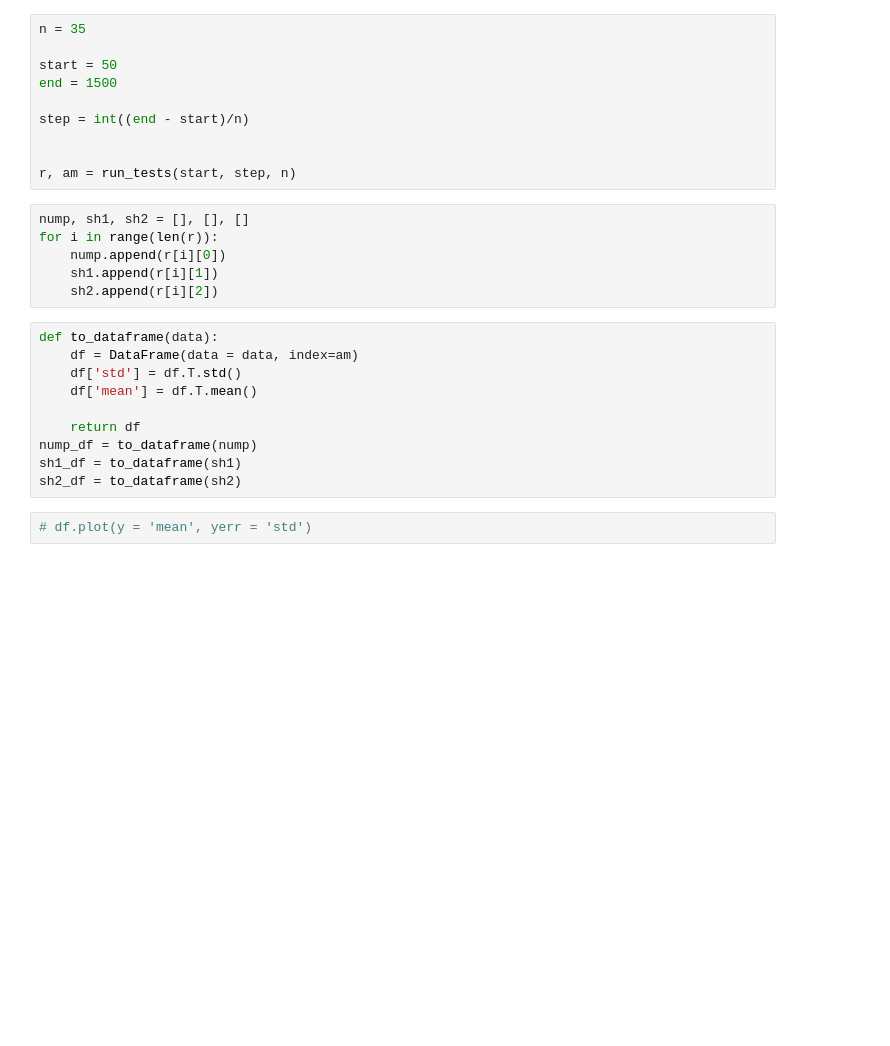
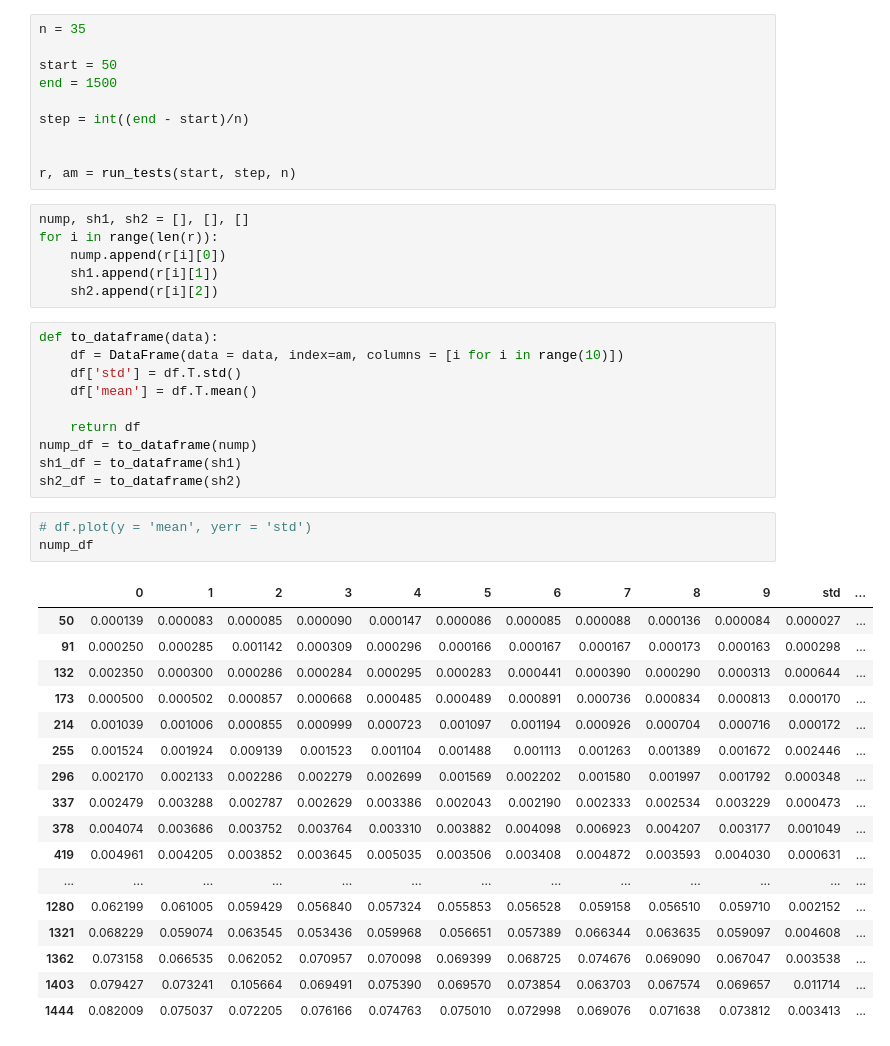
Before and after one commit to RysiekPrecikowski/MOwNiT, a Jupyter notebook: lab2.ipynb, the cells around one changed output. Drawn from its saved outputs; the diff is of its cells as text; blank space fills up the shorter version.

```diff
--- a/lab2.ipynb
+++ b/lab2.ipynb
@@ -84,7 +84,7 @@ for i in range(len(r)):
     sh2.append(r[i][2])
 # %%
 def to_dataframe(data):
-    df = DataFrame(data = data, index=am)
+    df = DataFrame(data = data, index=am, columns = [i for i in range(10)])
     df['std'] = df.T.std()
     df['mean'] = df.T.mean()
 
@@ -94,6 +94,25 @@ sh1_df = to_dataframe(sh1)
 sh2_df = to_dataframe(sh2)
 # %%
 # df.plot(y = 'mean', yerr = 'std')
+nump_df
+# %% [output]
+|  | 0 | 1 | 2 | 3 | 4 | 5 | 6 | 7 | 8 | 9 | std | ... |
+| 50 | 0.000139 | 0.000083 | 0.000085 | 0.000090 | 0.000147 | 0.000086 | 0.000085 | 0.000088 | 0.000136 | 0.000084 | 0.000027 | ... |
+| 91 | 0.000250 | 0.000285 | 0.001142 | 0.000309 | 0.000296 | 0.000166 | 0.000167 | 0.000167 | 0.000173 | 0.000163 | 0.000298 | ... |
+| 132 | 0.002350 | 0.000300 | 0.000286 | 0.000284 | 0.000295 | 0.000283 | 0.000441 | 0.000390 | 0.000290 | 0.000313 | 0.000644 | ... |
+| 173 | 0.000500 | 0.000502 | 0.000857 | 0.000668 | 0.000485 | 0.000489 | 0.000891 | 0.000736 | 0.000834 | 0.000813 | 0.000170 | ... |
+| 214 | 0.001039 | 0.001006 | 0.000855 | 0.000999 | 0.000723 | 0.001097 | 0.001194 | 0.000926 | 0.000704 | 0.000716 | 0.000172 | ... |
+| 255 | 0.001524 | 0.001924 | 0.009139 | 0.001523 | 0.001104 | 0.001488 | 0.001113 | 0.001263 | 0.001389 | 0.001672 | 0.002446 | ... |
+| 296 | 0.002170 | 0.002133 | 0.002286 | 0.002279 | 0.002699 | 0.001569 | 0.002202 | 0.001580 | 0.001997 | 0.001792 | 0.000348 | ... |
+| 337 | 0.002479 | 0.003288 | 0.002787 | 0.002629 | 0.003386 | 0.002043 | 0.002190 | 0.002333 | 0.002534 | 0.003229 | 0.000473 | ... |
+| 378 | 0.004074 | 0.003686 | 0.003752 | 0.003764 | 0.003310 | 0.003882 | 0.004098 | 0.006923 | 0.004207 | 0.003177 | 0.001049 | ... |
+| 419 | 0.004961 | 0.004205 | 0.003852 | 0.003645 | 0.005035 | 0.003506 | 0.003408 | 0.004872 | 0.003593 | 0.004030 | 0.000631 | ... |
+| ... | ... | ... | ... | ... | ... | ... | ... | ... | ... | ... | ... | ... |
+| 1280 | 0.062199 | 0.061005 | 0.059429 | 0.056840 | 0.057324 | 0.055853 | 0.056528 | 0.059158 | 0.056510 | 0.059710 | 0.002152 | ... |
+| 1321 | 0.068229 | 0.059074 | 0.063545 | 0.053436 | 0.059968 | 0.056651 | 0.057389 | 0.066344 | 0.063635 | 0.059097 | 0.004608 | ... |
+| 1362 | 0.073158 | 0.066535 | 0.062052 | 0.070957 | 0.070098 | 0.069399 | 0.068725 | 0.074676 | 0.069090 | 0.067047 | 0.003538 | ... |
+| 1403 | 0.079427 | 0.073241 | 0.105664 | 0.069491 | 0.075390 | 0.069570 | 0.073854 | 0.063703 | 0.067574 | 0.069657 | 0.011714 | ... |
+| 1444 | 0.082009 | 0.075037 | 0.072205 | 0.076166 | 0.074763 | 0.075010 | 0.072998 | 0.069076 | 0.071638 | 0.073812 | 0.003413 | ... |
 # %%
 fig , ax = plt.subplots(figsize = (13,13))
 
```
Also changed, not shown: parts of 3 cells of this notebook, 1 other file.
